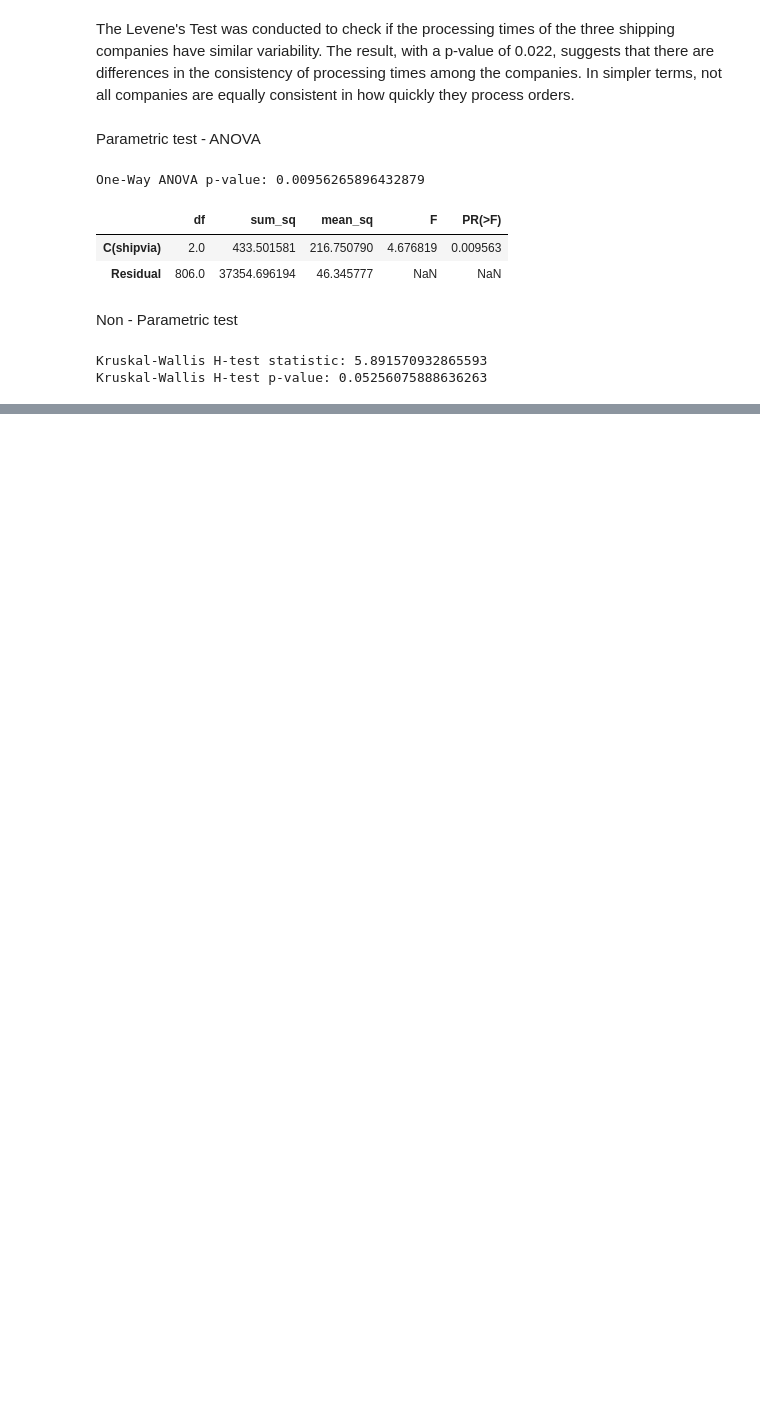
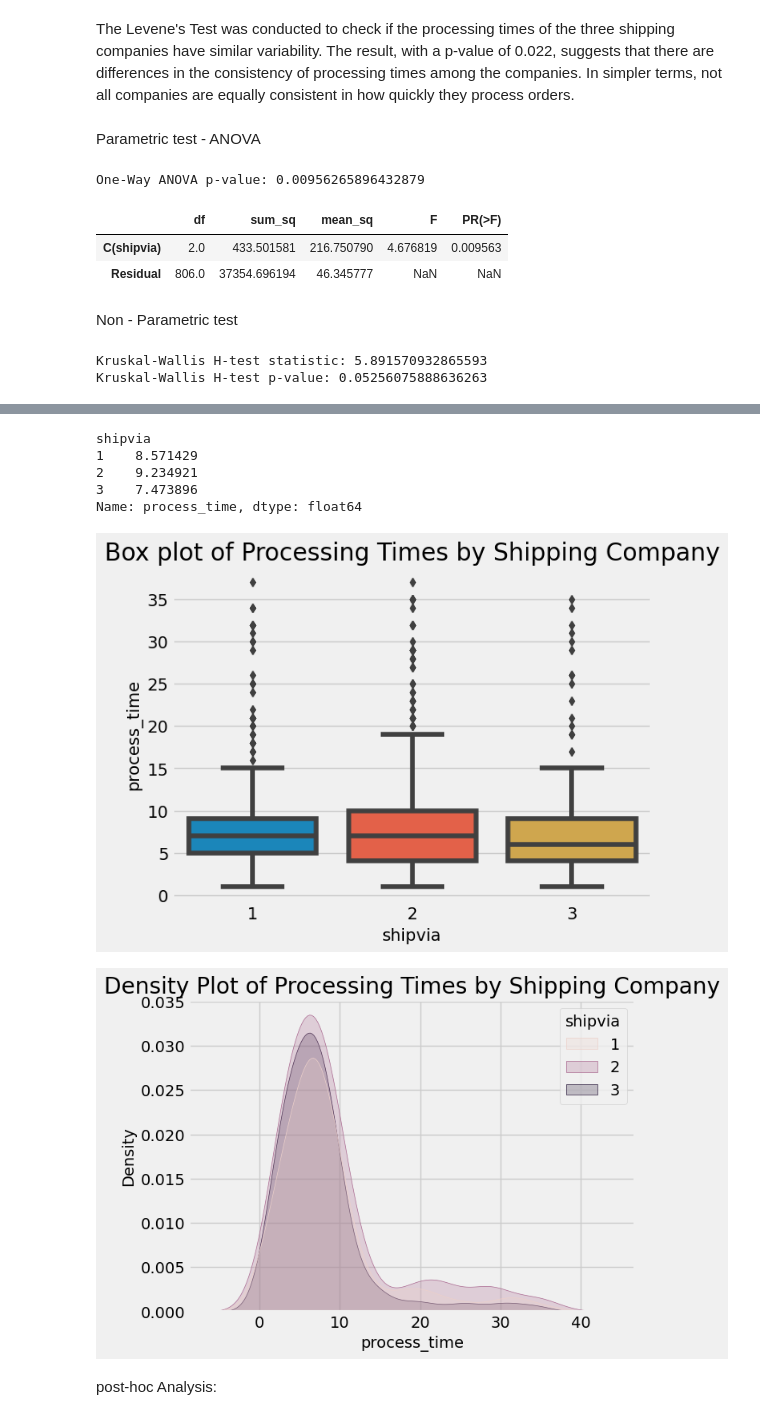
Before and after one commit to nani2357/Statistical-Analysis-on-Northwind-Sample-Database, a Jupyter notebook: Notebooks/hypothesis_testing.ipynb, the cells around one changed output, grey strips where cells are left out. Saved outputs shown, nothing was run; the diff lists cells and outputs as text; code cells hidden in the pictures; blank space fills up the shorter version.

```diff
--- a/Notebooks/hypothesis_testing.ipynb
+++ b/Notebooks/hypothesis_testing.ipynb
@@ -1376,0 +1387,24 @@ Kruskal-Wallis H-test p-value: 0.05256075888636263
+# %%
+avg_processing_times = ordersl.groupby('shipvia')['process_time'].mean()
+print(avg_processing_times)
+# %% [output]
+shipvia
+1    8.571429
+2    9.234921
+3    7.473896
+Name: process_time, dtype: float64
+# %%
+# Box plot
+sns.boxplot(x='shipvia', y='process_time', data=ordersl)
+plt.title('Box plot of Processing Times by Shipping Company')
+plt.show()
+
+# Density plot
+sns.kdeplot(data=ordersl, x='process_time', hue='shipvia', fill=True)
+plt.title('Density Plot of Processing Times by Shipping Company')
+plt.show()
+# %% [output]
+[figure, added]
+[figure, added]
+# %% [markdown]
+post-hoc Analysis:
```
Also changed, not shown: parts of 5 cells of this notebook.
